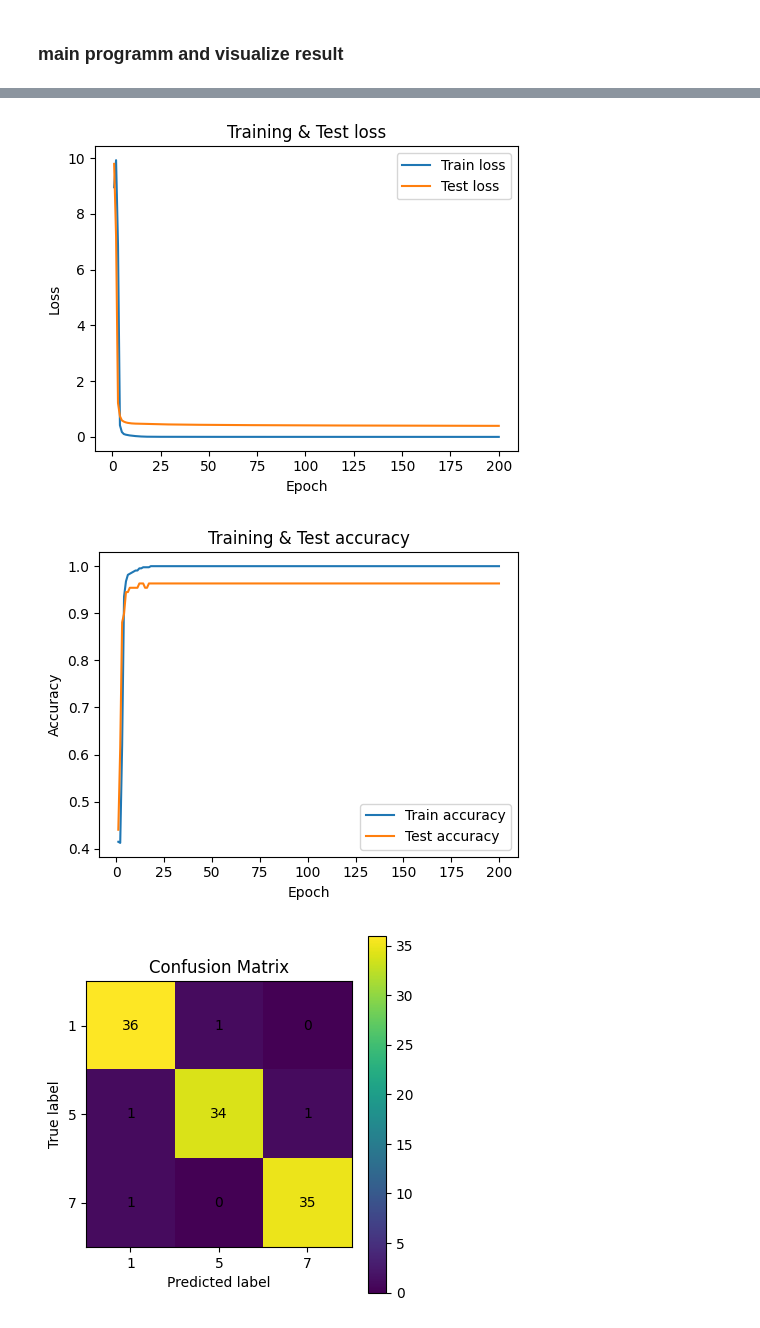
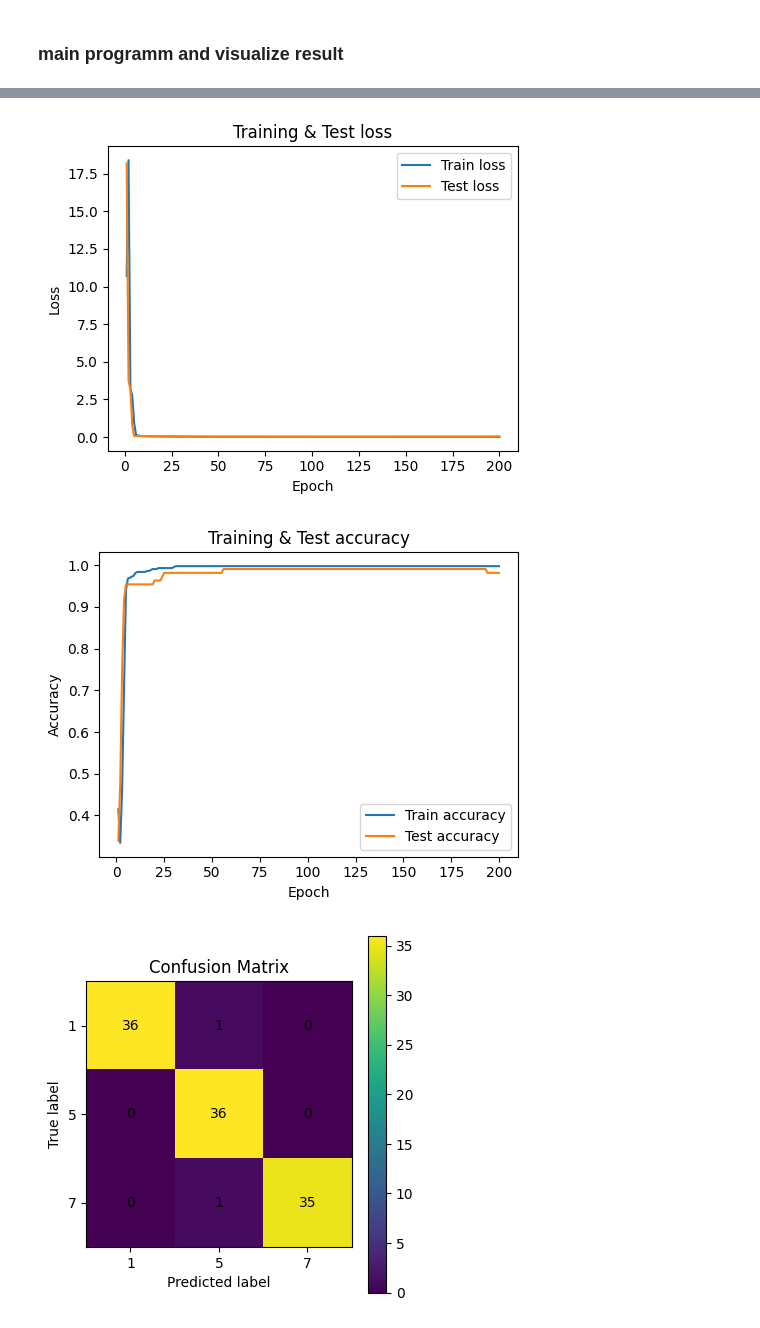
Before and after one commit to qingyun-tuberlin/Numeric-Mathematic-I-for-Mathematicians, a Jupyter notebook: classification with neural network/PA02.ipynb, the cells around one changed output, grey strips where cells are left out. Drawn from its saved outputs; the diff is of its cells as text; code cells hidden in the pictures.

```diff
--- a/classification with neural network/PA02.ipynb
+++ b/classification with neural network/PA02.ipynb
@@ -164,7 +164,7 @@ def softmax(z):
 
 def cross_entropy_loss(logits, Y):
     N = logits.shape[0]
-    softmax_Y = softmax(Y)
+    softmax_Y = softmax(logits)
     # add eps, in case that some possibiliy is 0
     # log(0) is not allowed
     eps = 1e-12
@@ -292,7 +288,6 @@ class MLP:
 # %% [markdown]
 ### training the model
 # %%
-# ---------- 全批量梯度下降训练 ----------
 
 def train_full_batch(
     X_train, y_train,
@@ -303,15 +298,14 @@ def train_full_batch(
     seed=0
 ):
     """
-    loss_type: "mse" 或 "ce" (cross-entropy)
-    返回: (mlp, history)
-      mlp: 训练好的网络
-      history: 字典，里面记录了每个 epoch 的 loss 和 accuracy
+    loss_type: "mse" or "ce" (cross-entropy)
+    return: (mlp, history)
+      mlp: the neural network after training
+      history: a dictionary which records every  loss and  accuracy of epoch
     """
     D = X_train.shape[1]
-    K = 3  # 类别数
+    K = 3
 
-    # one-hot 标签
     Y_train = one_hot(y_train, K=K)
     Y_test = one_hot(y_test, K=K)
 
@@ -323,7 +317,7 @@ def train_full_batch(
     test_accs = []
 
     for epoch in range(1, n_epochs + 1):
-        # ---- 前向：训练集 ----
+        # ---- forward propagation ----
         logits_train, cache_train = mlp.forward(X_train)
 
         if loss_type == "mse":
@@ -333,15 +327,15 @@ def train_full_batch(
         else:
             raise ValueError("loss_type must be 'mse' or 'ce'")
 
-        # ---- 反向传播 + 更新参数 ----
+        # ---- backpropogation and update parameters ----
         grads = mlp.backward(grad_logits, cache_train)
         mlp.step(grads, lr)
 
-        # ---- 计算 train accuracy ----
+        # ---- calculate train accuracy ----
         y_pred_train = np.argmax(logits_train, axis=1)
         acc_train = accuracy_score(y_train, y_pred_train)
 
-        # ---- 在 test 上评估 ----
+        # ---- test evaluation ----
         logits_test, _ = mlp.forward(X_test)
         if loss_type == "mse":
             loss_test, _ = mse_loss(logits_test, Y_test)
@@ -351,13 +345,12 @@ def train_full_batch(
         y_pred_test = np.argmax(logits_test, axis=1)
         acc_test = accuracy_score(y_test, y_pred_test)
 
-        # ---- 记录 ----
         train_losses.append(loss_train)
         test_losses.append(loss_test)
         train_accs.append(acc_train)
         test_accs.append(acc_test)
 
-        # 你可以根据需要打印，也可以只打印每 10 个 epoch
+        # print as you need，or just print 10 epoch
         if epoch % 10 == 0 or epoch == 1 or epoch == n_epochs:
             print(f"Epoch {epoch:3d}: "
                   f"train loss = {loss_train:.4f}, test loss = {loss_test:.4f}, "
@@ -374,21 +367,20 @@ def train_full_batch(
 # %% [markdown]
 ### main programm and visualize result
 # %%
-# ---------- 主程序 / 画图和混淆矩阵 ----------
+# ---------- main program and visulize the result ----------
 
 if __name__ == "__main__":
-    # 直接在这里调用训练
-    # 训练一个网络（比如用交叉熵）
+
     mlp, history = train_full_batch(
         X_train, y_train,
         X_test, y_test,
         n_epochs=200,
-        lr=0.1,
+        lr=0.5,
         loss_type="ce",
         seed=0
     )
 
-    # ---- 画 loss 曲线 ----
+    # ---- plot loss curve ----
     epochs = np.arange(1, len(history["train_losses"]) + 1)
 
     plt.figure(figsize=(5, 4))
@@ -401,7 +393,7 @@ if __name__ == "__main__":
     plt.tight_layout()
     plt.show()
 
-    # ---- 画 accuracy 曲线----
+    # ---- plot accuracy curve----
     plt.figure(figsize=(5, 4))
     plt.plot(epochs, history["train_accs"], label="Train accuracy")
     plt.plot(epochs, history["test_accs"], label="Test accuracy")
@@ -421,7 +413,7 @@ if __name__ == "__main__":
     plt.title("Confusion Matrix")
     plt.colorbar()
     tick_marks = np.arange(3)
-    plt.xticks(tick_marks, [1, 5, 7])  # 原始类名
+    plt.xticks(tick_marks, [1, 5, 7])  # the name of the classes
     plt.yticks(tick_marks, [1, 5, 7])
     plt.xlabel("Predicted label")
     plt.ylabel("True label")
@@ -451,3 +443,3 @@ Epoch 200: train loss = 0.0003, test loss = 0.3964, train acc = 1.0000, test acc
-[figure, old version]
+[figure, new version]
-[figure, old version]
+[figure, new version]
-[figure, old version]
+[figure, new version]
```
Also changed, not shown: parts of 2 cells of this notebook.
